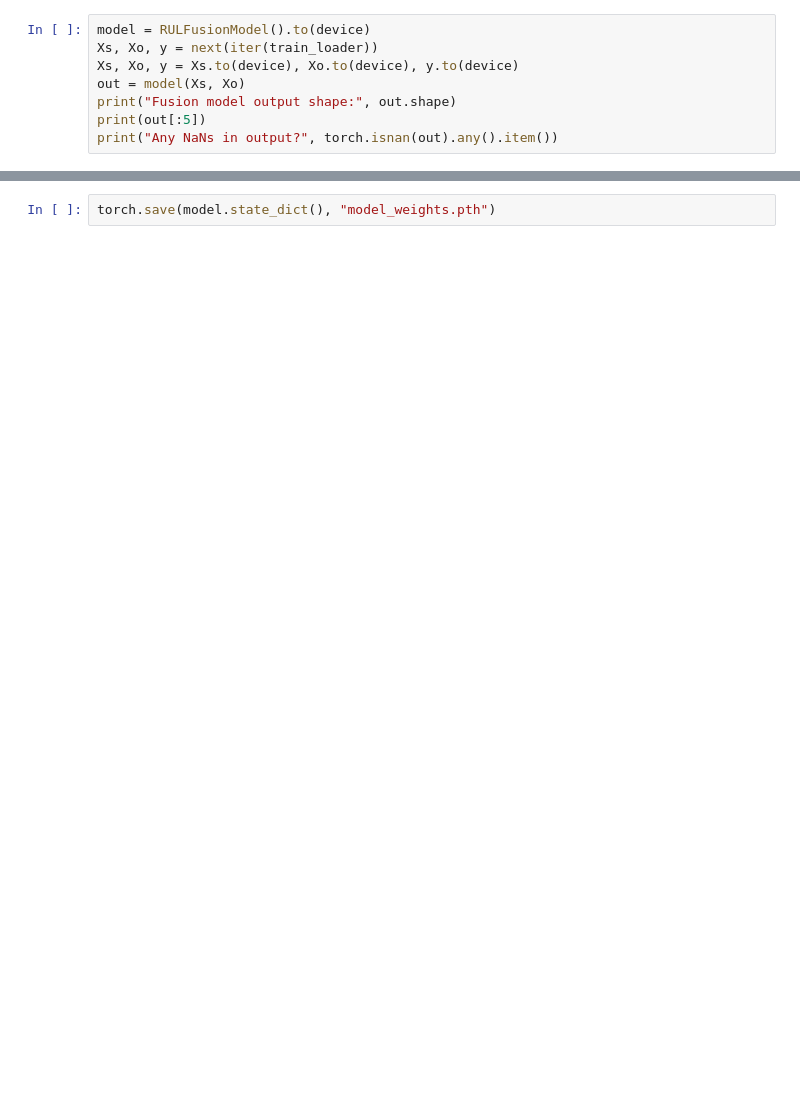
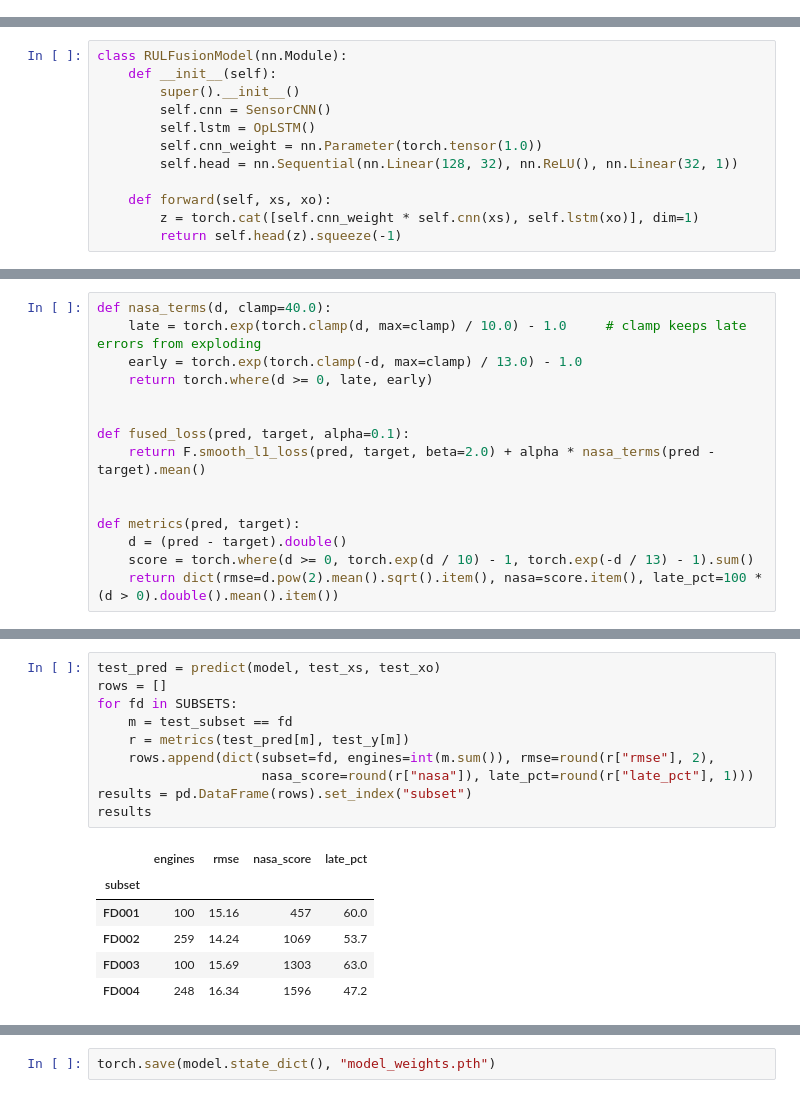
Before and after one commit to benhou23/cmapss-rul-prediction, a Jupyter notebook: rul_cnn_lstm.ipynb, the cells around one changed output, grey strips where cells are left out. Cells and saved outputs as stored; diff of their text form; blank space fills up the shorter version.

```diff
--- a/rul_cnn_lstm.ipynb
+++ b/rul_cnn_lstm.ipynb
@@ -314,8 +0,0 @@ class RULFusionModel(nn.Module):
-# %%
-model = RULFusionModel().to(device)
-Xs, Xo, y = next(iter(train_loader))
-Xs, Xo, y = Xs.to(device), Xo.to(device), y.to(device)
-out = model(Xs, Xo)
-print("Fusion model output shape:", out.shape)
-print(out[:5])
-print("Any NaNs in output?", torch.isnan(out).any().item())
@@ -558,0 +196,12 @@ Epoch 6 - Validation Loss: 16.9207 | NASA Score: 364276.94
+# %%
+class RULFusionModel(nn.Module):
+    def __init__(self):
+        super().__init__()
+        self.cnn = SensorCNN()
+        self.lstm = OpLSTM()
+        self.cnn_weight = nn.Parameter(torch.tensor(1.0))
+        self.head = nn.Sequential(nn.Linear(128, 32), nn.ReLU(), nn.Linear(32, 1))
+
+    def forward(self, xs, xo):
+        z = torch.cat([self.cnn_weight * self.cnn(xs), self.lstm(xo)], dim=1)
+        return self.head(z).squeeze(-1)
@@ -558,0 +215,15 @@ Epoch 6 - Validation Loss: 16.9207 | NASA Score: 364276.94
+# %%
+def nasa_terms(d, clamp=40.0):
+    late = torch.exp(torch.clamp(d, max=clamp) / 10.0) - 1.0     # clamp keeps late errors from exploding
+    early = torch.exp(torch.clamp(-d, max=clamp) / 13.0) - 1.0
+    return torch.where(d >= 0, late, early)
+
+
+def fused_loss(pred, target, alpha=0.1):
+    return F.smooth_l1_loss(pred, target, beta=2.0) + alpha * nasa_terms(pred - target).mean()
+
+
+def metrics(pred, target):
+    d = (pred - target).double()
+    score = torch.where(d >= 0, torch.exp(d / 10) - 1, torch.exp(-d / 13) - 1).sum()
+    return dict(rmse=d.pow(2).mean().sqrt().item(), nasa=score.item(), late_pct=100 * (d > 0).double().mean().item())
@@ -558,0 +297,17 @@ Epoch 6 - Validation Loss: 16.9207 | NASA Score: 364276.94
+# %%
+test_pred = predict(model, test_xs, test_xo)
+rows = []
+for fd in SUBSETS:
+    m = test_subset == fd
+    r = metrics(test_pred[m], test_y[m])
+    rows.append(dict(subset=fd, engines=int(m.sum()), rmse=round(r["rmse"], 2),
+                     nasa_score=round(r["nasa"]), late_pct=round(r["late_pct"], 1)))
+results = pd.DataFrame(rows).set_index("subset")
+results
+# %% [output]
+|  | engines | rmse | nasa_score | late_pct |
+| subset |  |  |  |  |
+| FD001 | 100 | 15.16 | 457 | 60.0 |
+| FD002 | 259 | 14.24 | 1069 | 53.7 |
+| FD003 | 100 | 15.69 | 1303 | 63.0 |
+| FD004 | 248 | 16.34 | 1596 | 47.2 |
```
Also changed, not shown: parts of 39 cells of this notebook, 2 other files.
